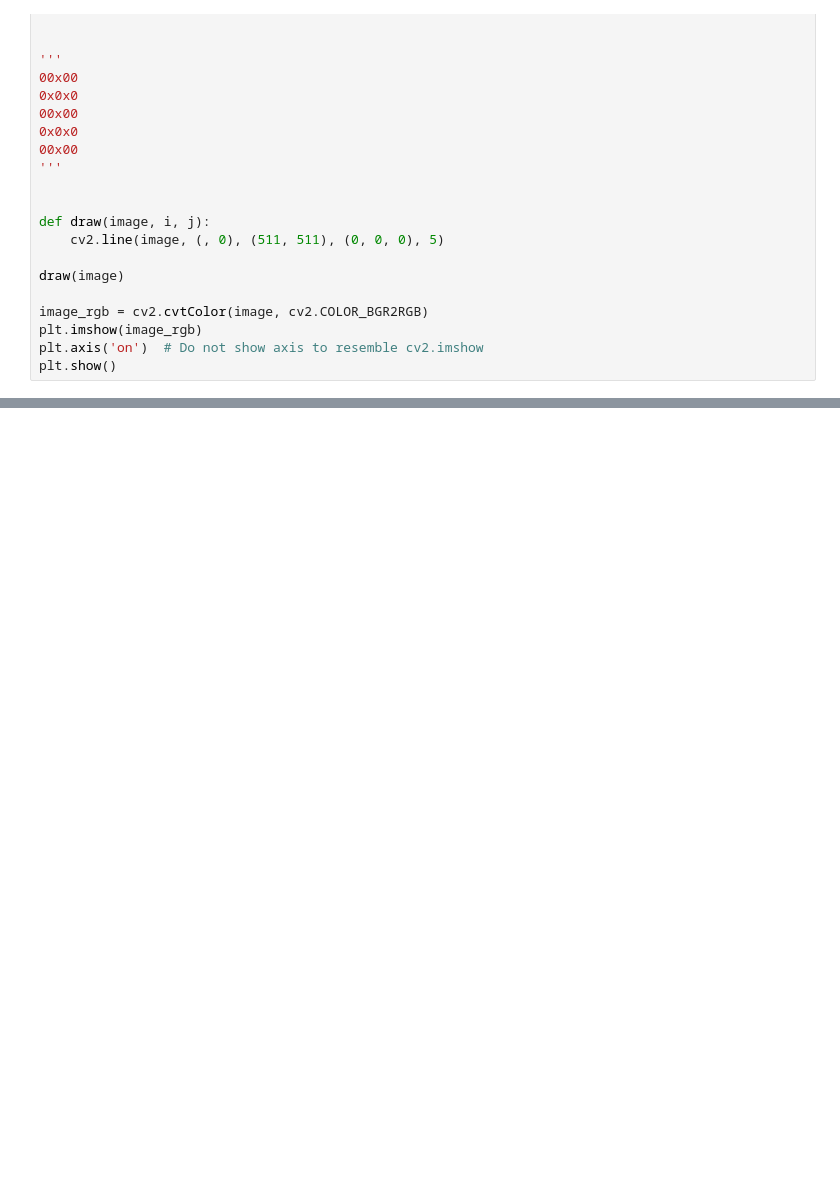
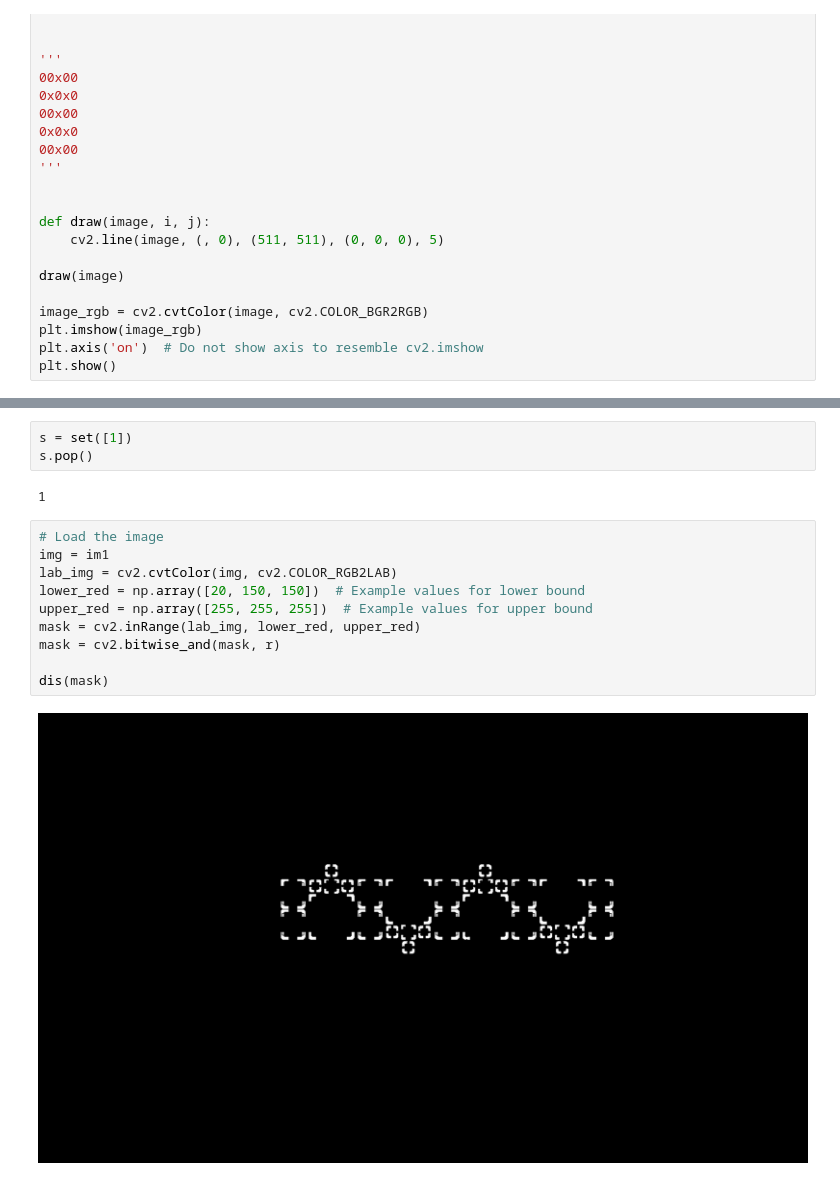
Before and after one commit to aash/factorio-assistant, a Jupyter notebook: experiments/2.ipynb, the cells around one changed output, grey strips where cells are left out. Saved outputs shown, nothing was run; the diff lists cells and outputs as text; blank space fills up the shorter version.

```diff
--- a/experiments/2.ipynb
+++ b/experiments/2.ipynb
@@ -408,0 +535,17 @@ plt.show()
+# %%
+s = set([1])
+s.pop()
+# %% [output]
+1
+# %%
+# Load the image
+img = im1
+lab_img = cv2.cvtColor(img, cv2.COLOR_RGB2LAB)
+lower_red = np.array([20, 150, 150])  # Example values for lower bound
+upper_red = np.array([255, 255, 255])  # Example values for upper bound
+mask = cv2.inRange(lab_img, lower_red, upper_red)
+mask = cv2.bitwise_and(mask, r)
+
+dis(mask)
+# %% [output]
+[figure, added]
```
Also changed, not shown: parts of 16 cells of this notebook, 1 other file.
